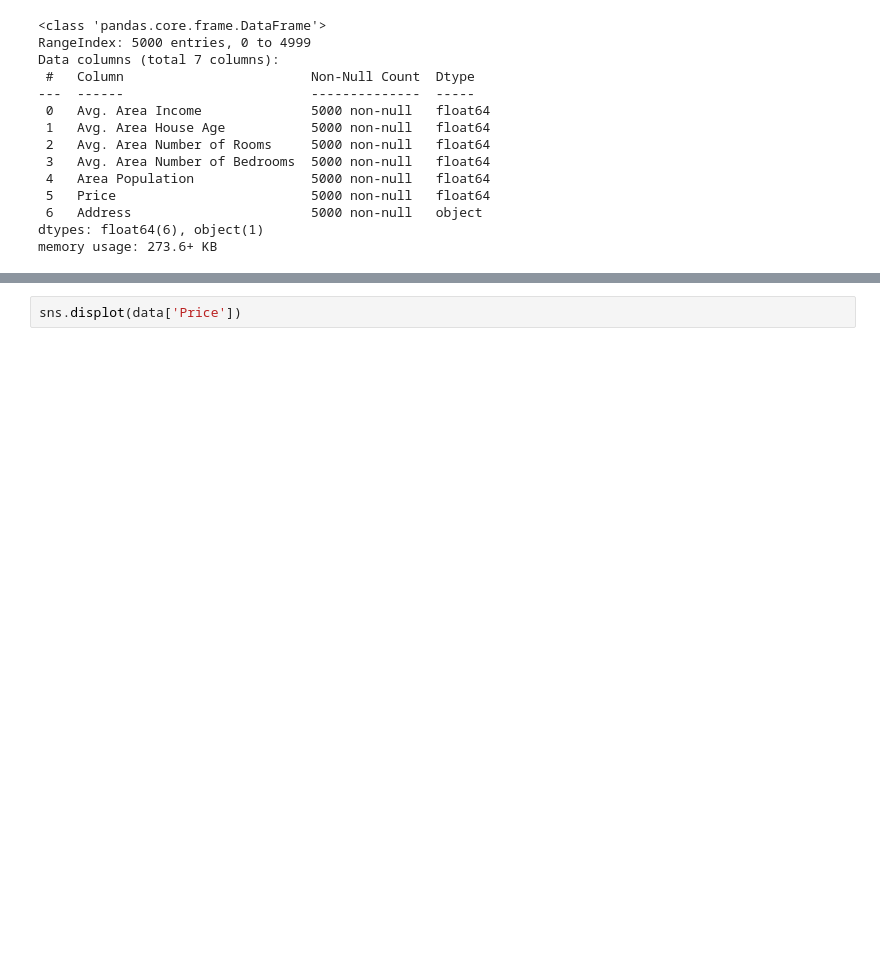
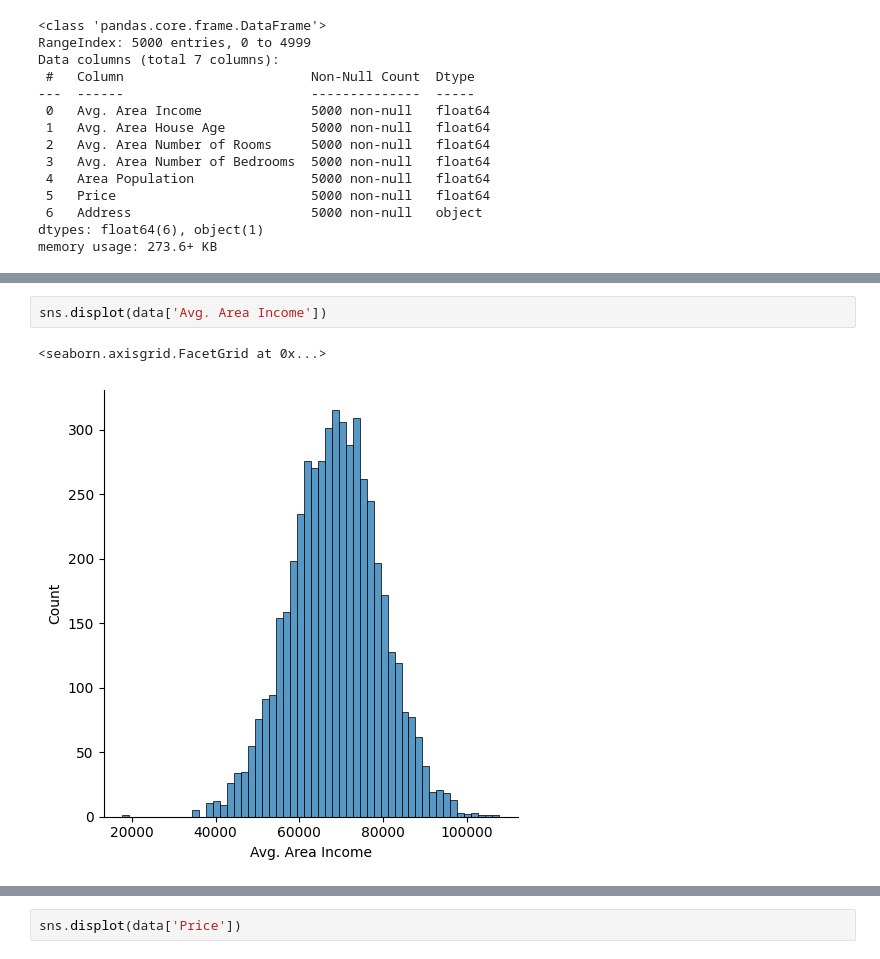
Before and after one commit to dilne/ML-Fundamentals, a Jupyter notebook: Linear Regression - USA Housing.ipynb, the cells around one changed output, grey strips where cells are left out. Drawn from its saved outputs; the diff is of its cells as text; blank space fills up the shorter version.

```diff
--- a/Linear Regression - USA Housing.ipynb
+++ b/Linear Regression - USA Housing.ipynb
@@ -41,0 +68,5 @@ memory usage: 273.6+ KB
+# %%
+sns.displot(data['Avg. Area Income'])
+# %% [output]
+<seaborn.axisgrid.FacetGrid at 0x...>
+[figure, added]
```
Also changed, not shown: parts of 17 cells of this notebook.
